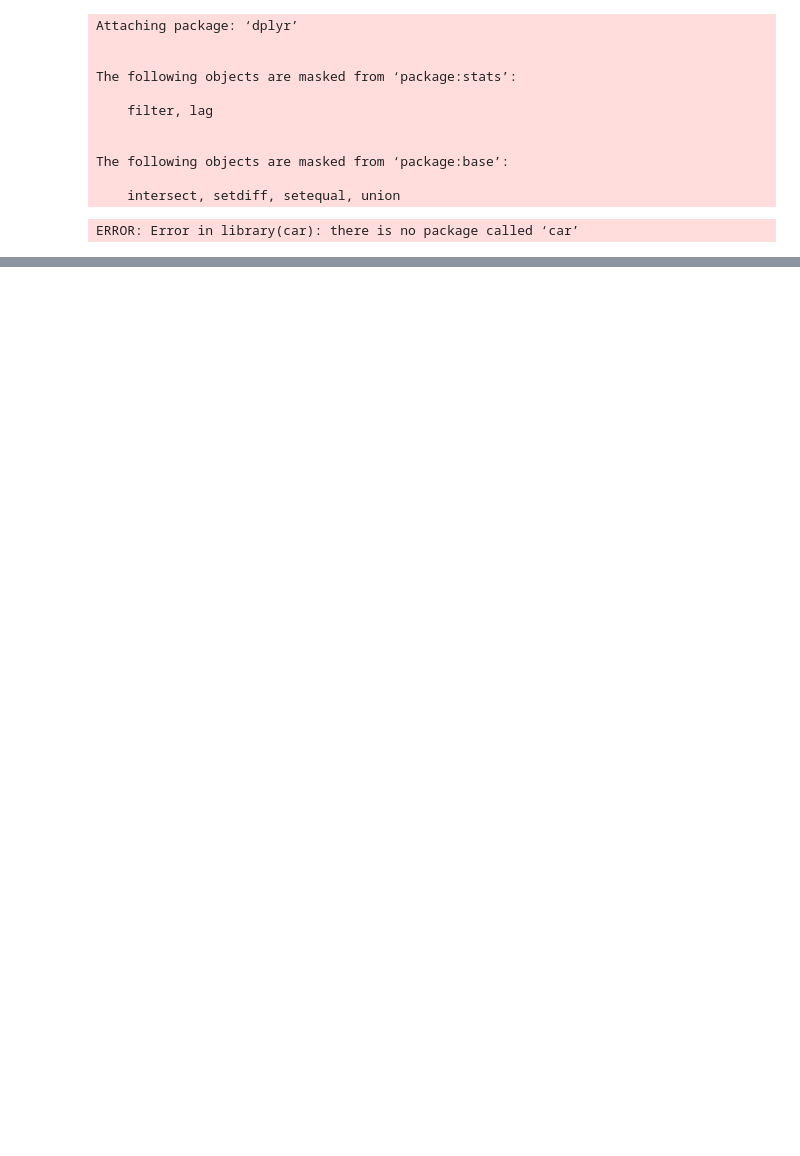
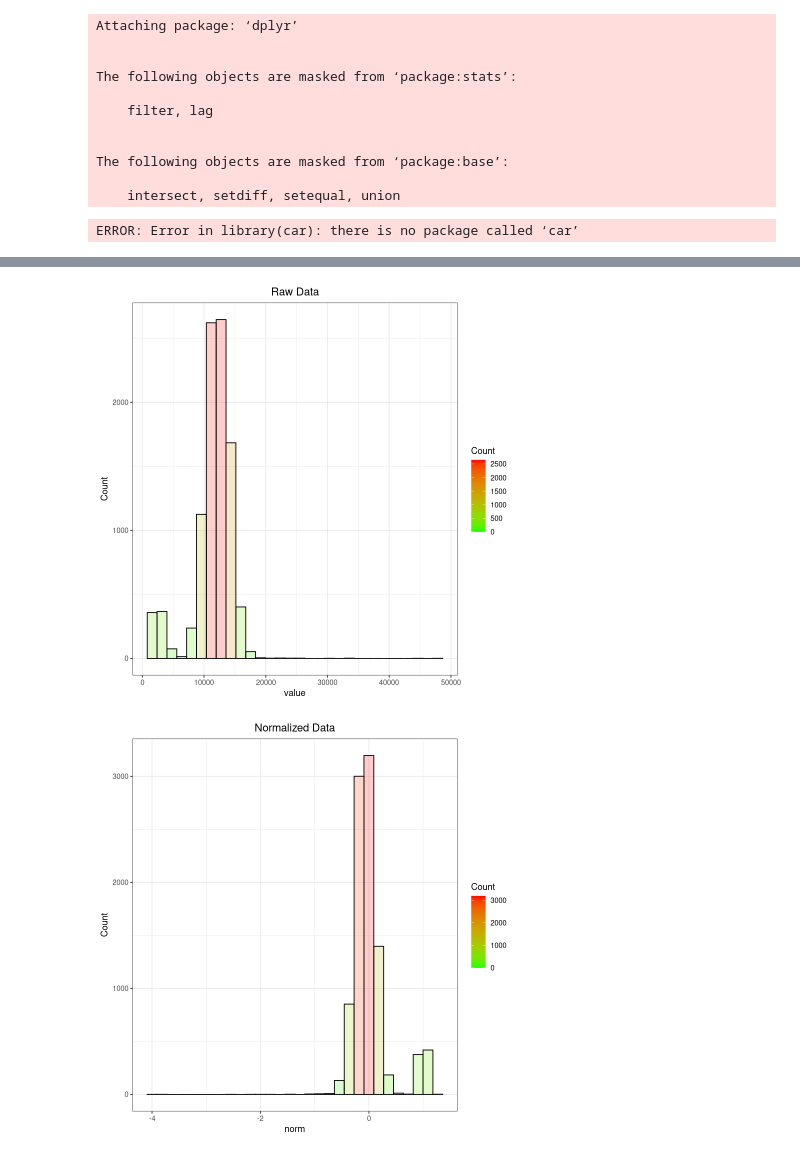
Before and after one commit to ETH-NEXUS/lab_data_management, a Jupyter notebook: api/notebooks/FirstReport.ipynb, the cells around one changed output, grey strips where cells are left out. Saved outputs shown, nothing was run; the diff lists cells and outputs as text; code cells hidden in the pictures; blank space fills up the shorter version.

```diff
--- a/api/notebooks/FirstReport.ipynb
+++ b/api/notebooks/FirstReport.ipynb
@@ -179,9 +223,12 @@ p2
 p3 = ggarrange(p1, p2, ncol = 2, labels = "AUTO", common.legend = T, legend = "right")
 ggsave(paste(analysis.dir, "QQ.jpg", sep=""), p3, "jpg", dpi=300, height = 4, width = 5)
 # %%
-raw_data_hist <- create_histogram_plot(data = norm_data, x_var = "Value", fill_range = c("green", "red"), title = "Raw Data")
+raw_data_hist <- create_histogram_plot(data = norm_data, x_var = "value", fill_range = c("green", "red"), title = "Raw Data")
 norm_data_hist <- create_histogram_plot(data = norm_data, x_var = "norm", fill_range = c("green", "red"), title = "Normalized Data")
 
 raw_data_hist
 norm_data_hist
+# %% [output]
+[figure, added]
+[figure, added]
 # %%
```
Also changed, not shown: parts of 13 cells of this notebook, 1 other file.
